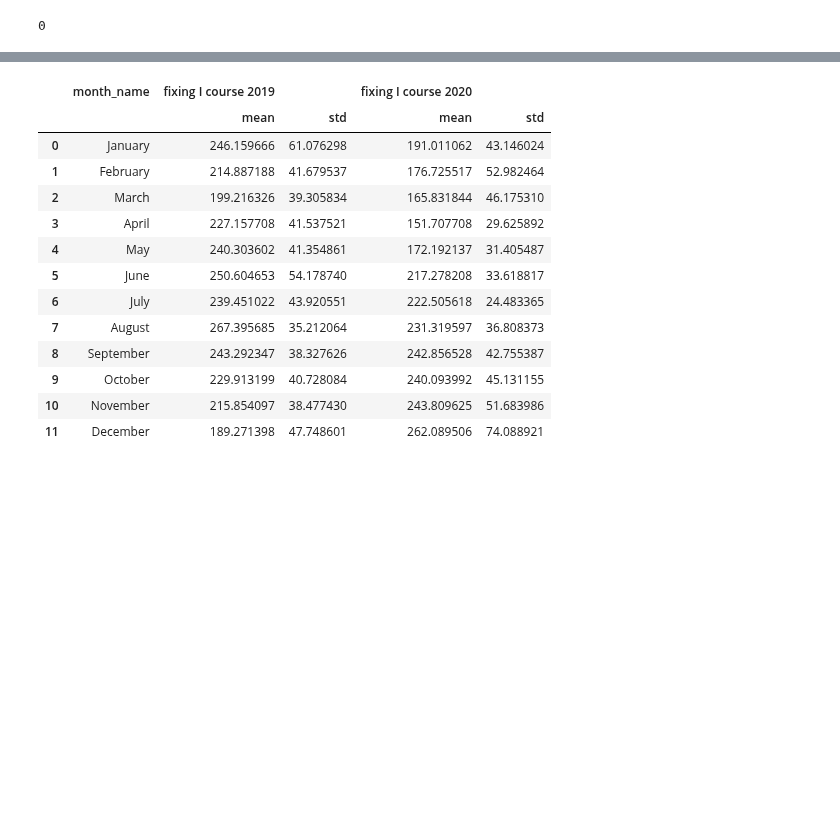
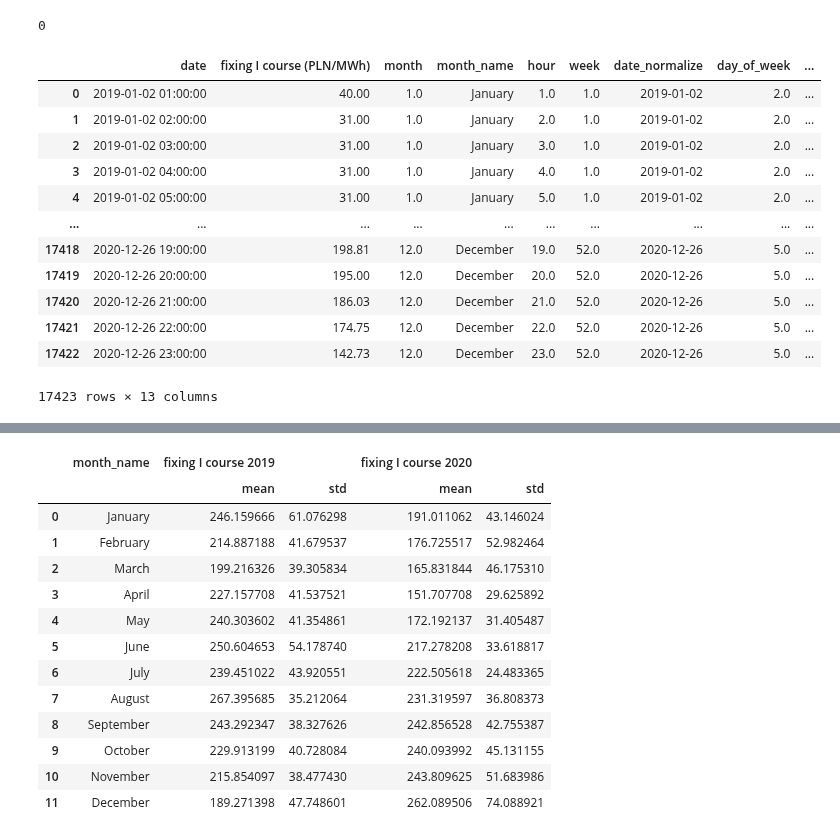
Before and after one commit to piekarsky/Short-Term-Electricity-Price-Forecasting-at-the-Polish-Day-Ahead-Market, a Jupyter notebook: power-market-analysis.ipynb, the cells around one changed output, grey strips where cells are left out. Cells and saved outputs as stored; diff of their text form; code cells hidden in the pictures; blank space fills up the shorter version.

```diff
--- a/power-market-analysis.ipynb
+++ b/power-market-analysis.ipynb
@@ -139,3 +152,19 @@ df['pl_month_name'] = df.apply(lambda row: polish_label_r(row), axis=1)
+# %%
+df
+# %% [output]
+|  | date | fixing I course (PLN/MWh) | month | month_name | hour | week | date_normalize | day_of_week | ... |
+| 0 | 2019-01-02 01:00:00 | 40.00 | 1.0 | January | 1.0 | 1.0 | 2019-01-02 | 2.0 | ... |
+| 1 | 2019-01-02 02:00:00 | 31.00 | 1.0 | January | 2.0 | 1.0 | 2019-01-02 | 2.0 | ... |
+| 2 | 2019-01-02 03:00:00 | 31.00 | 1.0 | January | 3.0 | 1.0 | 2019-01-02 | 2.0 | ... |
+| 3 | 2019-01-02 04:00:00 | 31.00 | 1.0 | January | 4.0 | 1.0 | 2019-01-02 | 2.0 | ... |
+| 4 | 2019-01-02 05:00:00 | 31.00 | 1.0 | January | 5.0 | 1.0 | 2019-01-02 | 2.0 | ... |
+| ... | ... | ... | ... | ... | ... | ... | ... | ... | ... |
+| 17418 | 2020-12-26 19:00:00 | 198.81 | 12.0 | December | 19.0 | 52.0 | 2020-12-26 | 5.0 | ... |
+| 17419 | 2020-12-26 20:00:00 | 195.00 | 12.0 | December | 20.0 | 52.0 | 2020-12-26 | 5.0 | ... |
+| 17420 | 2020-12-26 21:00:00 | 186.03 | 12.0 | December | 21.0 | 52.0 | 2020-12-26 | 5.0 | ... |
+| 17421 | 2020-12-26 22:00:00 | 174.75 | 12.0 | December | 22.0 | 52.0 | 2020-12-26 | 5.0 | ... |
+| 17422 | 2020-12-26 23:00:00 | 142.73 | 12.0 | December | 23.0 | 52.0 | 2020-12-26 | 5.0 | ... |
+17423 rows × 13 columns
 # %%
 df2019 = df[df['date']<'2020-01-01 00:00:00'].reset_index(drop=True)
 df2020 = df[df['date']>='2020-01-01 00:00:00'].reset_index(drop=True)
```
Also changed, not shown: parts of 20 cells of this notebook.
